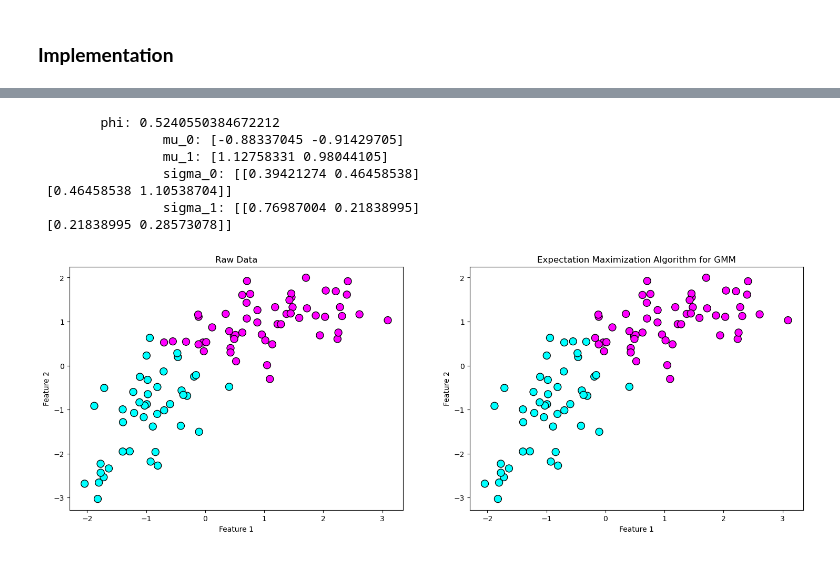
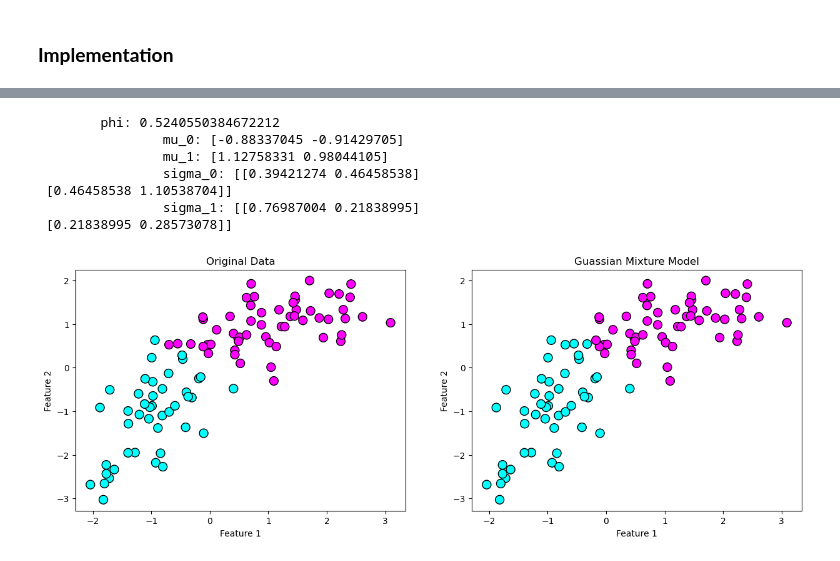
Before and after one commit to eviofekeze/MachineLearning, a Jupyter notebook: Guassian_Mixture.ipynb, the cells around one changed output, grey strips where cells are left out. Cells and saved outputs as stored; diff of their text form; code cells hidden in the pictures.

```diff
--- a/Guassian_Mixture.ipynb
+++ b/Guassian_Mixture.ipynb
@@ -128,31 +125,31 @@ model = run_em(X, params)
 # %%
 np.random.seed(0)
 
 params = initialize_random_params()
 model = run_em(X, params)
 
 
-fa = plt.figure(figsize=(18,6))
+fa = plt.figure(figsize=(15,5))
 plt.subplot(1,2,1)
-plt.scatter(X[:, 0],X[:, 1],c=data_unlabeled.y, cmap=plt.cm.cool, s = 100,  marker='o', edgecolor='black')
+plt.scatter(X[:, 0],X[:, 1],c=data_unlabeled.y, cmap=plt.cm.cool, s = 100, edgecolor='black')
 plt.xlabel("Feature 1")
 plt.ylabel("Feature 2")
-plt.title("Raw Data")
+plt.title("Original Data")
 
 
 
 plt.subplot(1,2,2)
-plt.scatter(X[:, 0],X[:, 1],c = model[0], cmap=plt.cm.cool, s = 100,  marker='o', edgecolor='black')
+plt.scatter(X[:, 0],X[:, 1],c = model[0], cmap=plt.cm.cool, s = 100, edgecolor='black')
 plt.xlabel("Feature 1")
 plt.ylabel("Feature 2")
-plt.title("Expectation Maximization Algorithm for GMM")
+plt.title("Guassian Mixture Model")
 plt.show()
 # %% [output]
         phi: 0.5240550384672212
                 mu_0: [-0.88337045 -0.91429705]
                 mu_1: [1.12758331 0.98044105]
                 sigma_0: [[0.39421274 0.46458538]
  [0.46458538 1.10538704]]
                 sigma_1: [[0.76987004 0.21838995]
  [0.21838995 0.28573078]]
-[figure, old version]
+[figure, new version]
```
Also changed, not shown: parts of 3 cells of this notebook.
